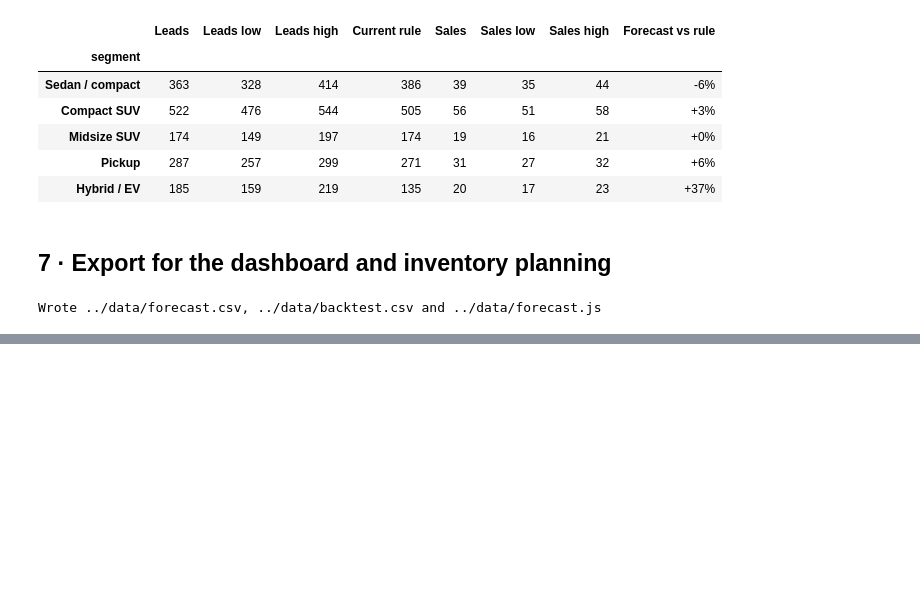
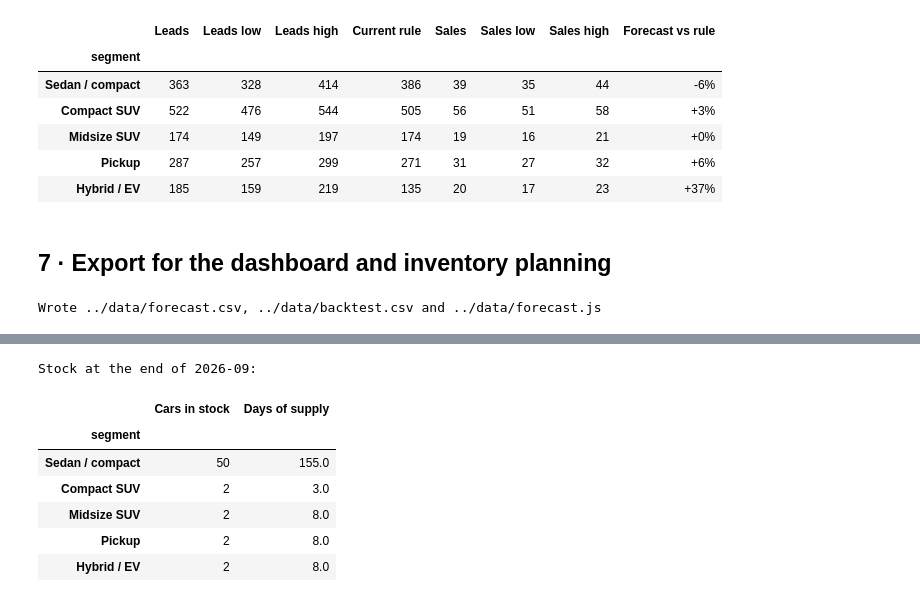
Before and after one commit to diegosilva-design/car-dealership-data-portfolio, a Jupyter notebook: 02-demand-forecast/demand_forecast.ipynb, the cells around one changed output, grey strips where cells are left out. Saved outputs shown, nothing was run; the diff lists cells and outputs as text; code cells hidden in the pictures; blank space fills up the shorter version.

```diff
--- a/02-demand-forecast/demand_forecast.ipynb
+++ b/02-demand-forecast/demand_forecast.ipynb
@@ -277,0 +295,25 @@ Wrote ../data/forecast.csv, ../data/backtest.csv and ../data/forecast.js
+# %%
+TARGET_DAYS = 50        # days of supply to aim for at the end of each month
+MIN_STOCK = 2           # below this, cars are borrowed from sister stores
+HOLDING_COST = 400      # $ per car per month on the lot
+TRANSFER_COST = 400     # $ per car borrowed from a sister store
+LOST_SHARE = 0.5        # share of short customers who buy elsewhere instead of waiting for a transfer
+GROSS_PER_CAR = leads[(leads.month >= "2026-01") & leads.sale.eq("yes")].gross_profit_usd.mean()
+RULE_FACTOR = {"Sedan / compact": 1.20}   # factory push on sedans; everything else +5%
+HYBRID_CAP = 4
+
+inv = pd.read_csv("../data/inventory.csv")
+inv["month"] = pd.PeriodIndex(inv.month, freq="M")
+sold = inv.pivot(index="month", columns="segment", values="sold")[SEGMENTS]
+stock_now = inv[inv.month == inv.month.max()].set_index("segment").loc[SEGMENTS, ["closing_stock", "days_supply"]]
+print(f"Stock at the end of {inv.month.max()}:")
+stock_now.rename(columns={"closing_stock": "Cars in stock", "days_supply": "Days of supply"})
+# %% [output]
+Stock at the end of 2026-09:
+|  | Cars in stock | Days of supply |
+| segment |  |  |
+| Sedan / compact | 50 | 155.0 |
+| Compact SUV | 2 | 3.0 |
+| Midsize SUV | 2 | 8.0 |
+| Pickup | 2 | 8.0 |
+| Hybrid / EV | 2 | 8.0 |
```
Also changed, not shown: parts of 6 cells of this notebook, 9 other files.
